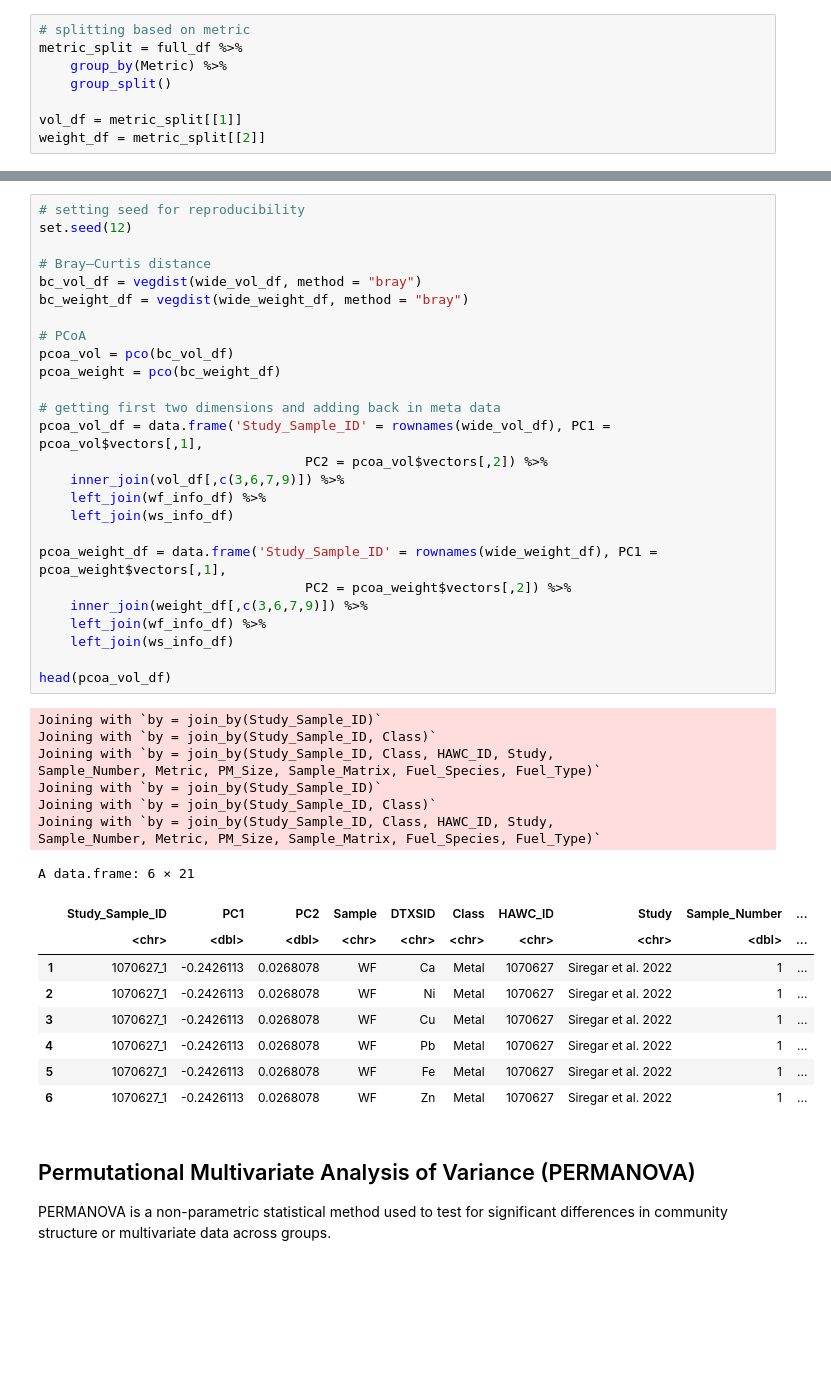
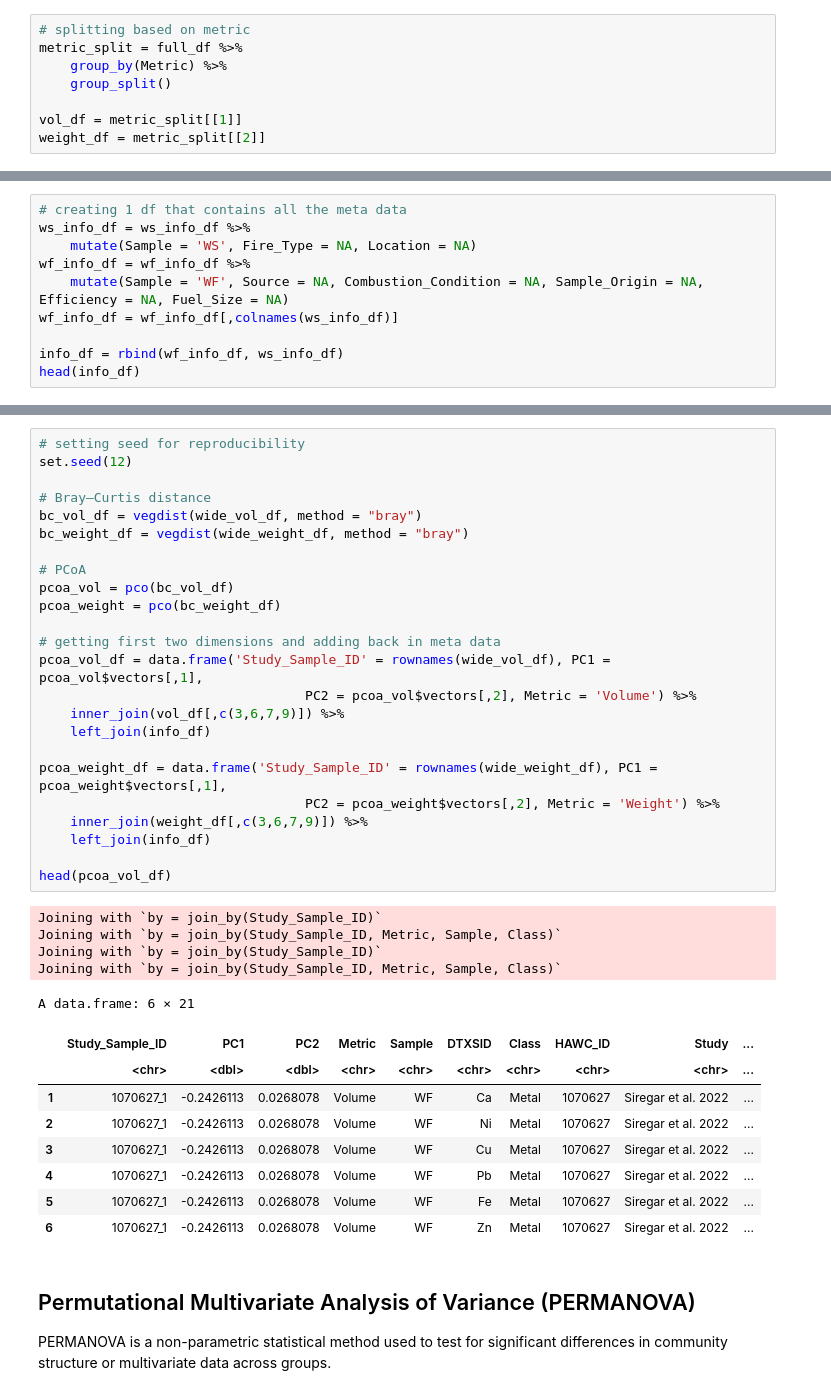
Before and after one commit to UNC-CEMALB/P1015.-Wildfire_Suffcient_Similiarity, a Jupyter notebook: 2. Cluster Analysis/PCoA.ipynb, the cells around one changed output, grey strips where cells are left out. Saved outputs shown, nothing was run; the diff lists cells and outputs as text; blank space fills up the shorter version.

```diff
--- a/2. Cluster Analysis/PCoA.ipynb
+++ b/2. Cluster Analysis/PCoA.ipynb
@@ -106,3 +107,13 @@ A data.frame: 6 × 13
 | 1263480_2 | 18.694559 | 13.340963 | 14.587895 | 20.074637 | 13.074476 | 10.426265 | 0.000000 | 20.306748 | 20.38390 | 20.86193 | ... |
 | 1263480_3 | 17.693712 | 0.000000 | 13.287857 | 18.800258 | 13.823865 | 0.000000 | 13.287857 | 17.227889 | 19.73397 | 19.92940 | ... |
 | 1263484_1 | 0.000000 | 0.000000 | 15.985286 | 21.407453 | 12.765079 | 12.036517 | 14.733492 | 15.168633 | 16.74716 | 18.84230 | ... |
+# %%
+# creating 1 df that contains all the meta data
+ws_info_df = ws_info_df %>%
+    mutate(Sample = 'WS', Fire_Type = NA, Location = NA)
+wf_info_df = wf_info_df %>%
+    mutate(Sample = 'WF', Source = NA, Combustion_Condition = NA, Sample_Origin = NA, Efficiency = NA, Fuel_Size = NA)
+wf_info_df = wf_info_df[,colnames(ws_info_df)]
+
+info_df = rbind(wf_info_df, ws_info_df)
+head(info_df)
@@ -109,47 +130,41 @@ A data.frame: 6 × 13
 # %%
 # setting seed for reproducibility
 set.seed(12)
 
 # Bray–Curtis distance
 bc_vol_df = vegdist(wide_vol_df, method = "bray")
 bc_weight_df = vegdist(wide_weight_df, method = "bray")
 
 # PCoA
 pcoa_vol = pco(bc_vol_df)
 pcoa_weight = pco(bc_weight_df)
 
 # getting first two dimensions and adding back in meta data
 pcoa_vol_df = data.frame('Study_Sample_ID' = rownames(wide_vol_df), PC1 = pcoa_vol$vectors[,1],
-                                  PC2 = pcoa_vol$vectors[,2]) %>%
+                                  PC2 = pcoa_vol$vectors[,2], Metric = 'Volume') %>%
     inner_join(vol_df[,c(3,6,7,9)]) %>%
-    left_join(wf_info_df) %>%
-    left_join(ws_info_df)
+    left_join(info_df)
 
 pcoa_weight_df = data.frame('Study_Sample_ID' = rownames(wide_weight_df), PC1 = pcoa_weight$vectors[,1],
-                                  PC2 = pcoa_weight$vectors[,2]) %>%
+                                  PC2 = pcoa_weight$vectors[,2], Metric = 'Weight') %>%
     inner_join(weight_df[,c(3,6,7,9)]) %>%
-    left_join(wf_info_df) %>%
-    left_join(ws_info_df)
+    left_join(info_df)
 
 head(pcoa_vol_df)
 # %% [output]
 Joining with `by = join_by(Study_Sample_ID)`
-Joining with `by = join_by(Study_Sample_ID, Class)`
-Joining with `by = join_by(Study_Sample_ID, Class, HAWC_ID, Study,
-Sample_Number, Metric, PM_Size, Sample_Matrix, Fuel_Species, Fuel_Type)`
+Joining with `by = join_by(Study_Sample_ID, Metric, Sample, Class)`
 Joining with `by = join_by(Study_Sample_ID)`
-Joining with `by = join_by(Study_Sample_ID, Class)`
-Joining with `by = join_by(Study_Sample_ID, Class, HAWC_ID, Study,
-Sample_Number, Metric, PM_Size, Sample_Matrix, Fuel_Species, Fuel_Type)`
+Joining with `by = join_by(Study_Sample_ID, Metric, Sample, Class)`
 A data.frame: 6 × 21
-|  | Study_Sample_ID | PC1 | PC2 | Sample | DTXSID | Class | HAWC_ID | Study | Sample_Number | ... |
-|  | <chr> | <dbl> | <dbl> | <chr> | <chr> | <chr> | <chr> | <chr> | <dbl> | ... |
-| 1 | 1070627_1 | -0.2426113 | 0.0268078 | WF | Ca | Metal | 1070627 | Siregar et al. 2022 | 1 | ... |
-| 2 | 1070627_1 | -0.2426113 | 0.0268078 | WF | Ni | Metal | 1070627 | Siregar et al. 2022 | 1 | ... |
-| 3 | 1070627_1 | -0.2426113 | 0.0268078 | WF | Cu | Metal | 1070627 | Siregar et al. 2022 | 1 | ... |
-| 4 | 1070627_1 | -0.2426113 | 0.0268078 | WF | Pb | Metal | 1070627 | Siregar et al. 2022 | 1 | ... |
-| 5 | 1070627_1 | -0.2426113 | 0.0268078 | WF | Fe | Metal | 1070627 | Siregar et al. 2022 | 1 | ... |
-| 6 | 1070627_1 | -0.2426113 | 0.0268078 | WF | Zn | Metal | 1070627 | Siregar et al. 2022 | 1 | ... |
+|  | Study_Sample_ID | PC1 | PC2 | Metric | Sample | DTXSID | Class | HAWC_ID | Study | ... |
+|  | <chr> | <dbl> | <dbl> | <chr> | <chr> | <chr> | <chr> | <chr> | <chr> | ... |
+| 1 | 1070627_1 | -0.2426113 | 0.0268078 | Volume | WF | Ca | Metal | 1070627 | Siregar et al. 2022 | ... |
+| 2 | 1070627_1 | -0.2426113 | 0.0268078 | Volume | WF | Ni | Metal | 1070627 | Siregar et al. 2022 | ... |
+| 3 | 1070627_1 | -0.2426113 | 0.0268078 | Volume | WF | Cu | Metal | 1070627 | Siregar et al. 2022 | ... |
+| 4 | 1070627_1 | -0.2426113 | 0.0268078 | Volume | WF | Pb | Metal | 1070627 | Siregar et al. 2022 | ... |
+| 5 | 1070627_1 | -0.2426113 | 0.0268078 | Volume | WF | Fe | Metal | 1070627 | Siregar et al. 2022 | ... |
+| 6 | 1070627_1 | -0.2426113 | 0.0268078 | Volume | WF | Zn | Metal | 1070627 | Siregar et al. 2022 | ... |
 # %% [markdown]
 ## Permutational Multivariate Analysis of Variance (PERMANOVA)
 
```
Also changed, not shown: parts of 15 cells of this notebook.
